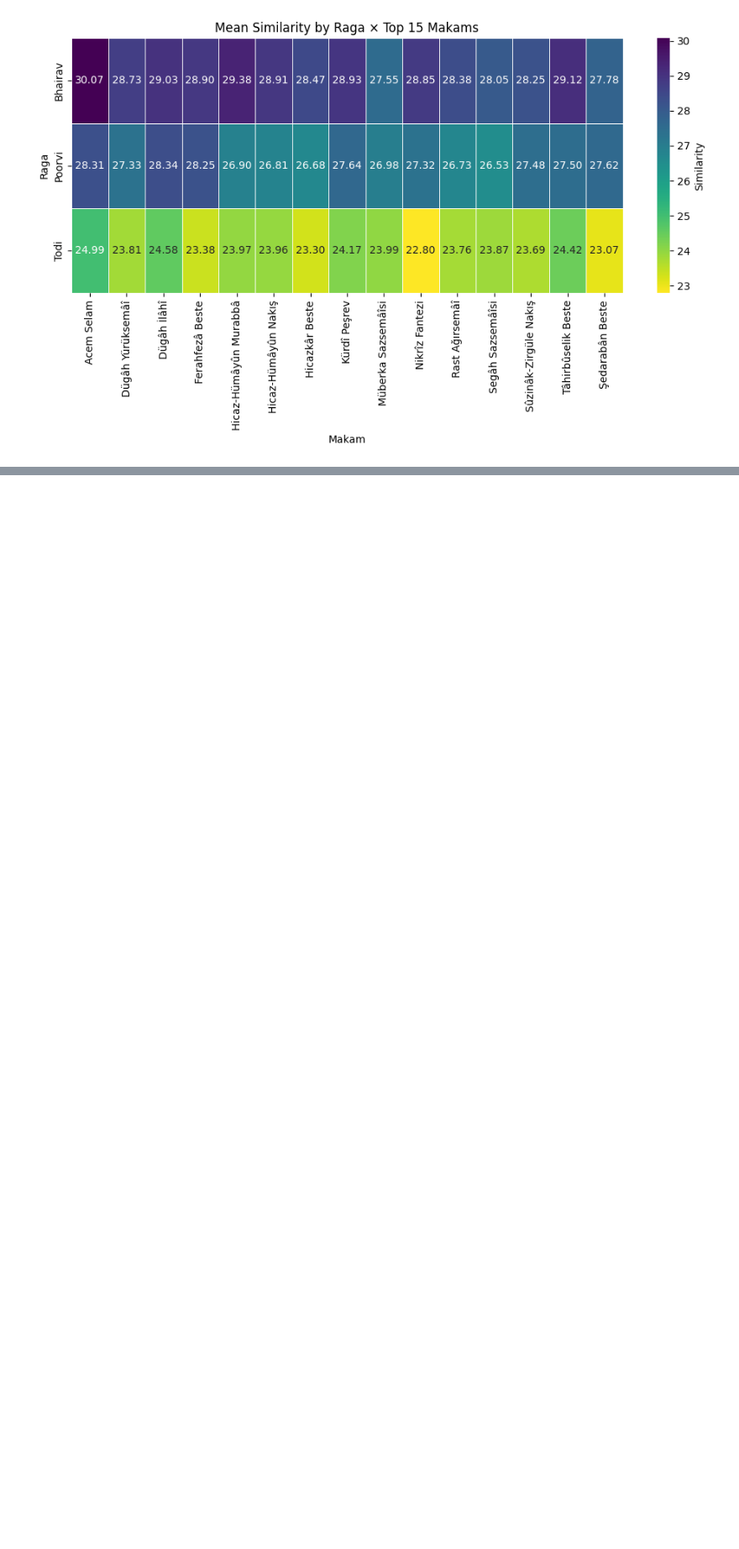
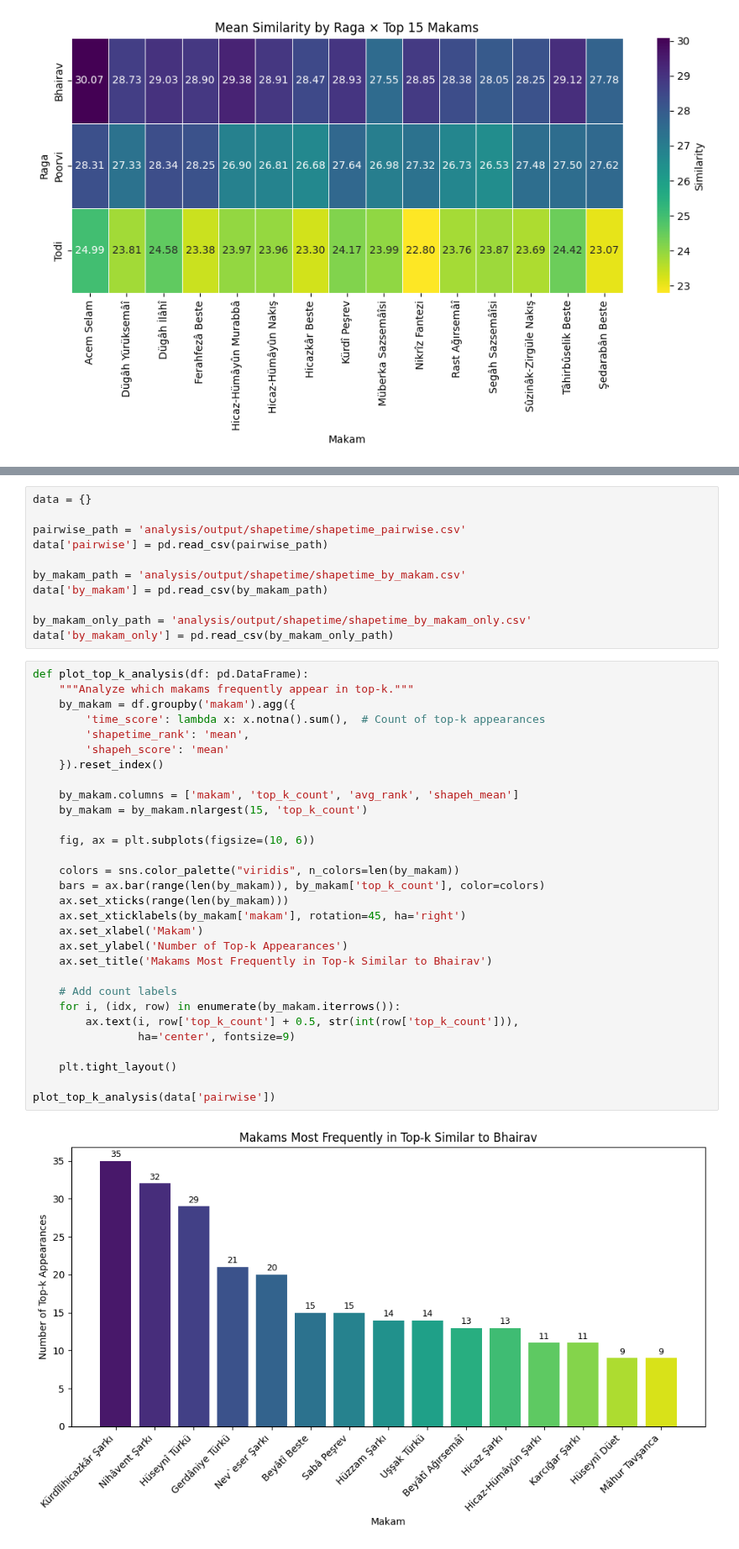
Before and after one commit to Sangarshanan/makam-and-ragas, a Jupyter notebook: phrase-similarity.ipynb, the cells around one changed output, grey strips where cells are left out. Shown at 84% size. Cells and saved outputs as stored; diff of their text form; blank space fills up the shorter version.

Commit message:
Add shapetime analysis

```diff
--- a/phrase-similarity.ipynb
+++ b/phrase-similarity.ipynb
@@ -533,0 +578,43 @@ plt.show()
+# %%
+data = {}
+
+pairwise_path = 'analysis/output/shapetime/shapetime_pairwise.csv'
+data['pairwise'] = pd.read_csv(pairwise_path)
+
+by_makam_path = 'analysis/output/shapetime/shapetime_by_makam.csv'
+data['by_makam'] = pd.read_csv(by_makam_path)
+
+by_makam_only_path = 'analysis/output/shapetime/shapetime_by_makam_only.csv'
+data['by_makam_only'] = pd.read_csv(by_makam_only_path)
+# %%
+def plot_top_k_analysis(df: pd.DataFrame):
+    """Analyze which makams frequently appear in top-k."""
+    by_makam = df.groupby('makam').agg({
+        'time_score': lambda x: x.notna().sum(),  # Count of top-k appearances
+        'shapetime_rank': 'mean',
+        'shapeh_score': 'mean'
+    }).reset_index()
+
+    by_makam.columns = ['makam', 'top_k_count', 'avg_rank', 'shapeh_mean']
+    by_makam = by_makam.nlargest(15, 'top_k_count')
+
+    fig, ax = plt.subplots(figsize=(10, 6))
+
+    colors = sns.color_palette("viridis", n_colors=len(by_makam))
+    bars = ax.bar(range(len(by_makam)), by_makam['top_k_count'], color=colors)
+    ax.set_xticks(range(len(by_makam)))
+    ax.set_xticklabels(by_makam['makam'], rotation=45, ha='right')
+    ax.set_xlabel('Makam')
+    ax.set_ylabel('Number of Top-k Appearances')
+    ax.set_title('Makams Most Frequently in Top-k Similar to Bhairav')
+
+    # Add count labels
+    for i, (idx, row) in enumerate(by_makam.iterrows()):
+        ax.text(i, row['top_k_count'] + 0.5, str(int(row['top_k_count'])),
+                ha='center', fontsize=9)
+
+    plt.tight_layout()
+
+plot_top_k_analysis(data['pairwise'])
+# %% [output]
+[figure, added]
```
Also changed, not shown: parts of 4 cells of this notebook, 10 other files.
